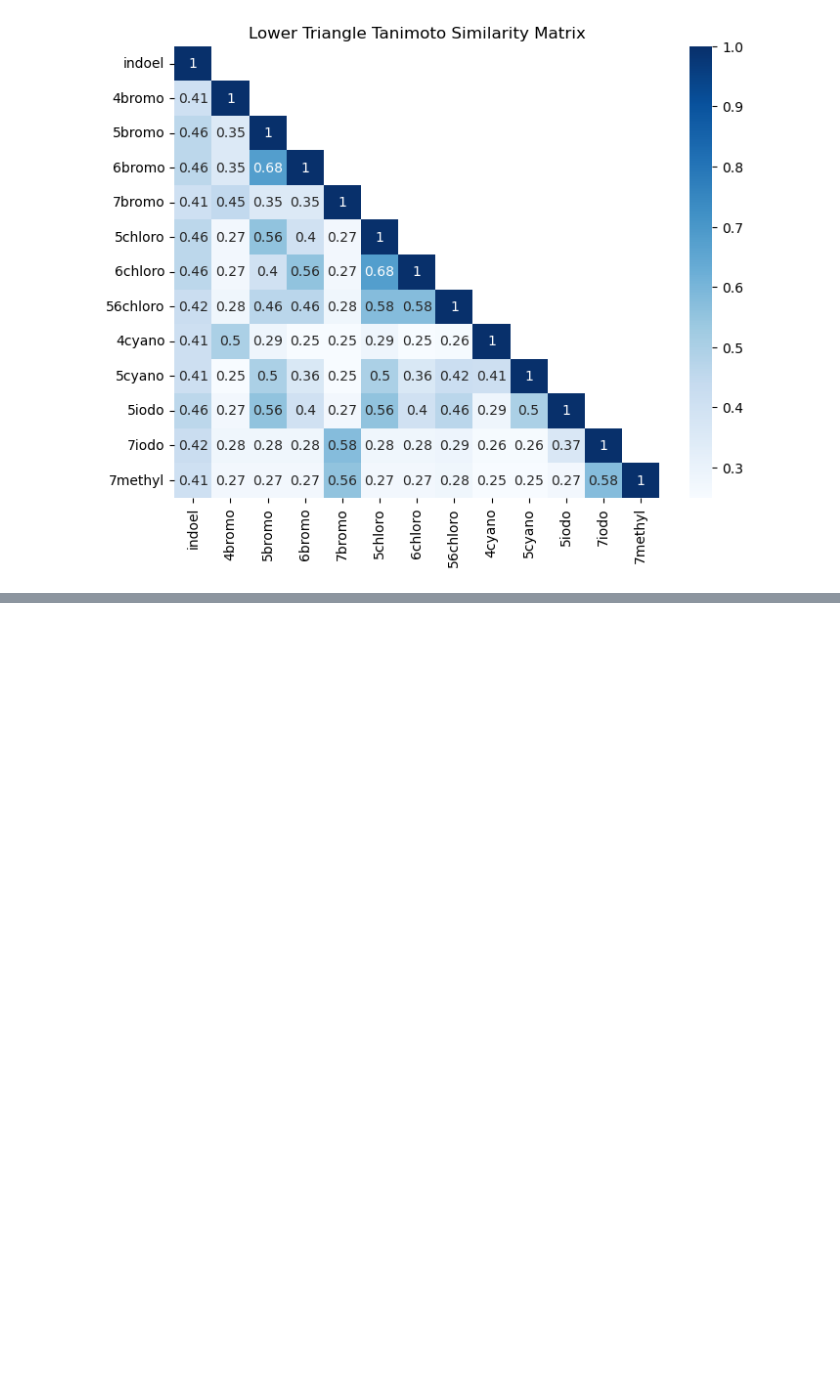
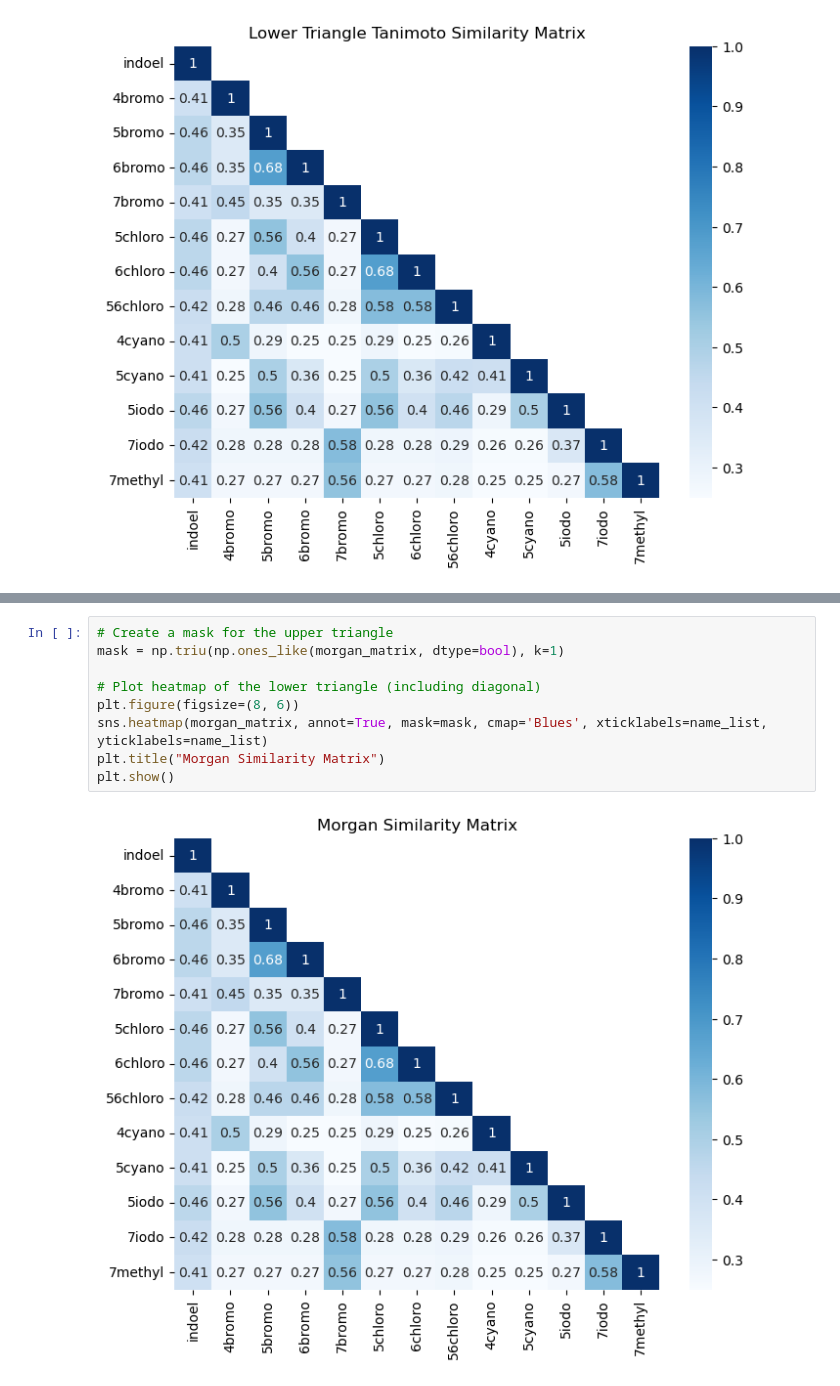
Before and after one commit to fhalab/substrate_aware_zs, a Jupyter notebook: sandbox/sub_vis.ipynb, the cells around one changed output, grey strips where cells are left out. Drawn from its saved outputs; the diff is of its cells as text; blank space fills up the shorter version.

```diff
--- a/sandbox/sub_vis.ipynb
+++ b/sandbox/sub_vis.ipynb
@@ -61,0 +269,11 @@ plt.show()
+# %%
+# Create a mask for the upper triangle
+mask = np.triu(np.ones_like(morgan_matrix, dtype=bool), k=1)
+
+# Plot heatmap of the lower triangle (including diagonal)
+plt.figure(figsize=(8, 6))
+sns.heatmap(morgan_matrix, annot=True, mask=mask, cmap='Blues', xticklabels=name_list, yticklabels=name_list)
+plt.title("Morgan Similarity Matrix")
+plt.show()
+# %% [output]
+[figure, added]
```
Also changed, not shown: parts of 15 cells of this notebook, 4 other files.
